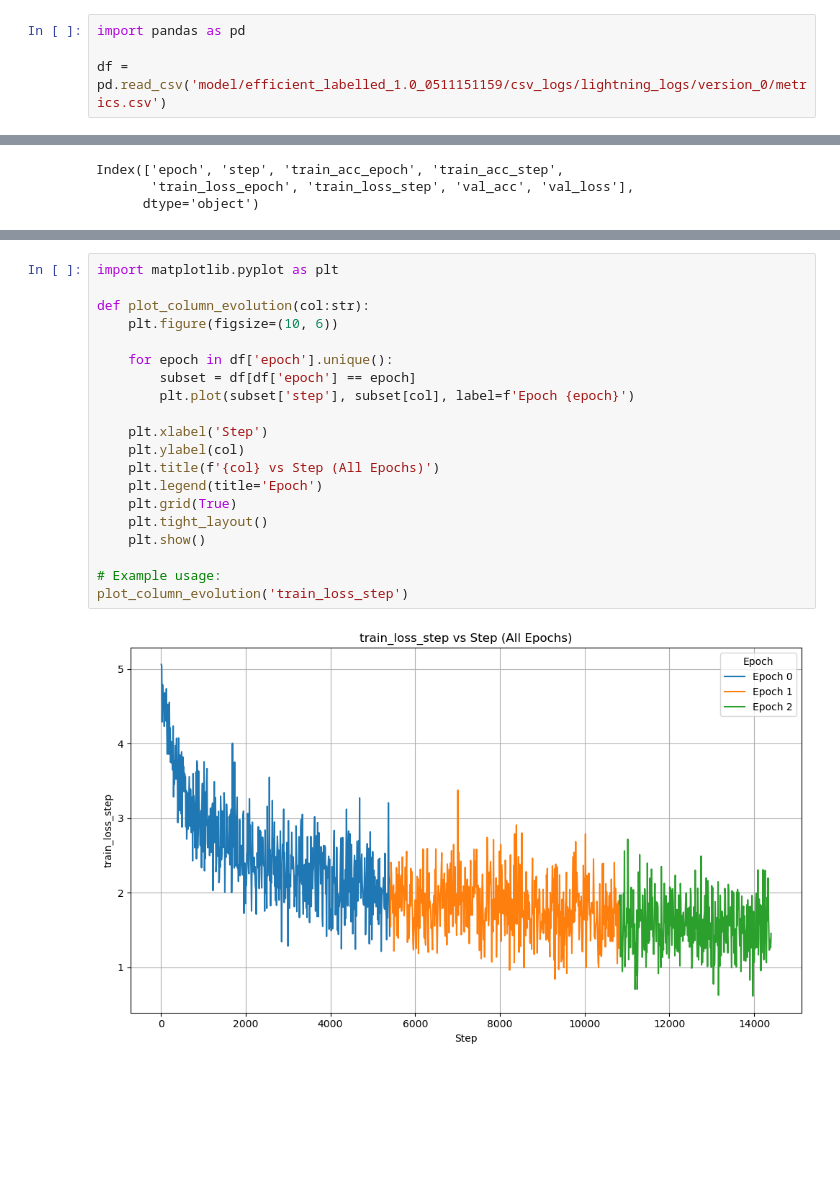
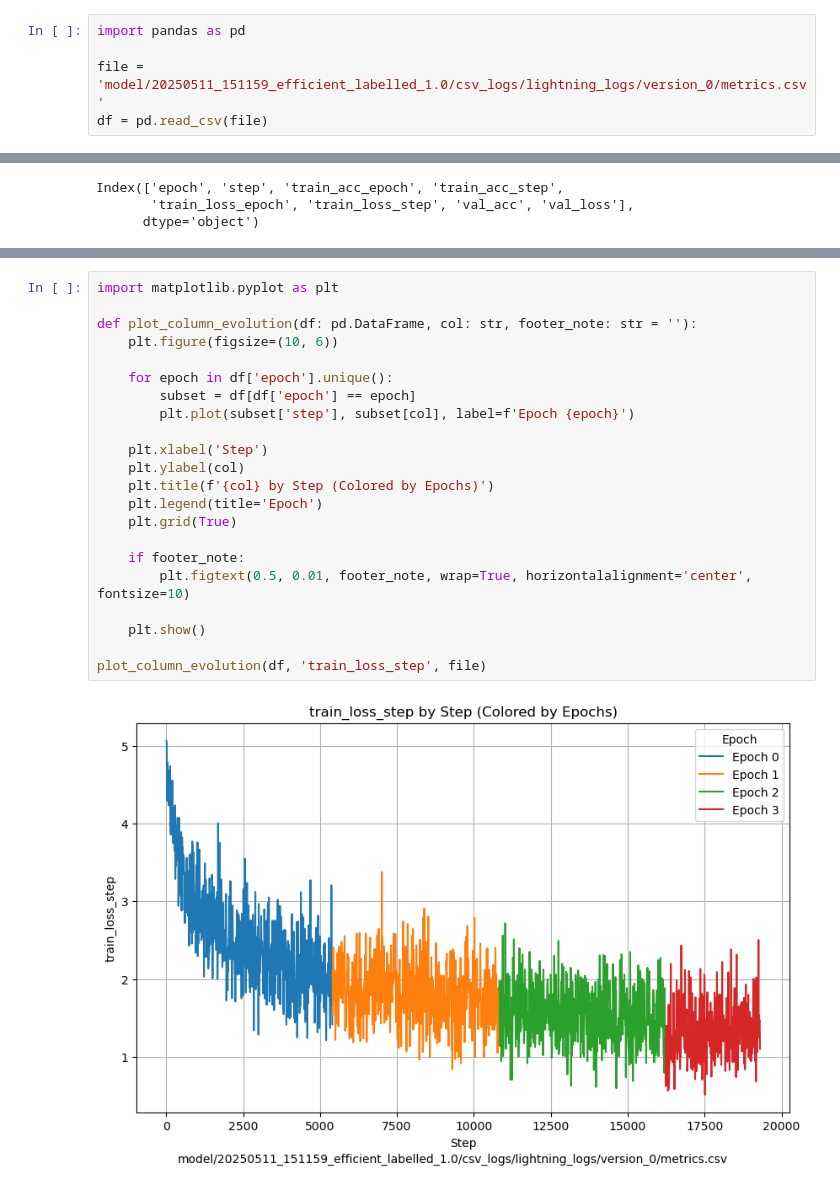
Before and after one commit to quercia-dev/birdclef2025, a Jupyter notebook: 04_Analytics.ipynb, the cells around one changed output, grey strips where cells are left out. Cells and saved outputs as stored; diff of their text form; blank space fills up the shorter version.

```diff
--- a/04_Analytics.ipynb
+++ b/04_Analytics.ipynb
@@ -1,7 +1,8 @@
 # %%
 import pandas as pd
 
-df = pd.read_csv('model/efficient_labelled_1.0_0511151159/csv_logs/lightning_logs/version_0/metrics.csv')
+file = 'model/20250511_151159_efficient_labelled_1.0/csv_logs/lightning_logs/version_0/metrics.csv'
+df = pd.read_csv(file)
 # %%
 df.columns
 # %% [output]
@@ -26,23 +29,25 @@ dtype: int64
 # %%
 import matplotlib.pyplot as plt
 
-def plot_column_evolution(col:str):
+def plot_column_evolution(df: pd.DataFrame, col: str, footer_note: str = ''):
     plt.figure(figsize=(10, 6))
 
     for epoch in df['epoch'].unique():
         subset = df[df['epoch'] == epoch]
         plt.plot(subset['step'], subset[col], label=f'Epoch {epoch}')
 
     plt.xlabel('Step')
     plt.ylabel(col)
-    plt.title(f'{col} vs Step (All Epochs)')
+    plt.title(f'{col} by Step (Colored by Epochs)')
     plt.legend(title='Epoch')
     plt.grid(True)
-    plt.tight_layout()
+
+    if footer_note:
+        plt.figtext(0.5, 0.01, footer_note, wrap=True, horizontalalignment='center', fontsize=10)
+
     plt.show()
 
-# Example usage:
-plot_column_evolution('train_loss_step')
+plot_column_evolution(df, 'train_loss_step', file)
 # %% [output]
-[figure, old version]
+[figure, new version]
 # %%
```
Also changed, not shown: parts of 3 cells of this notebook, 1 other file.
